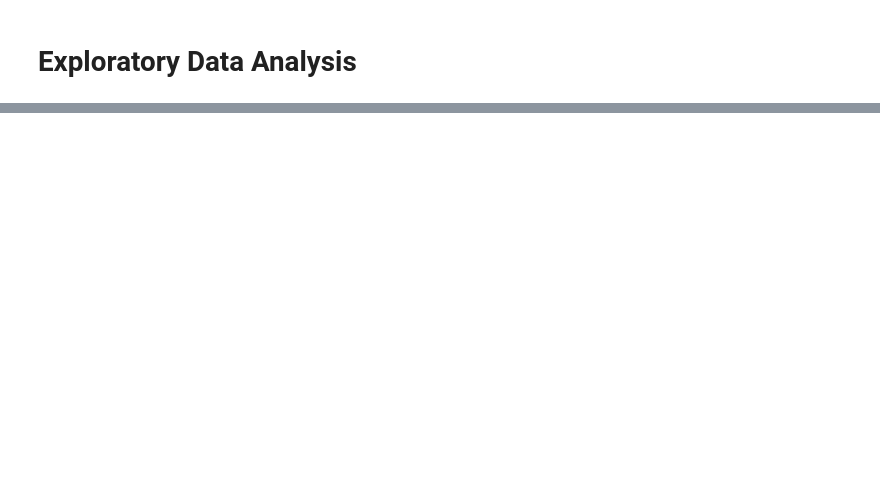
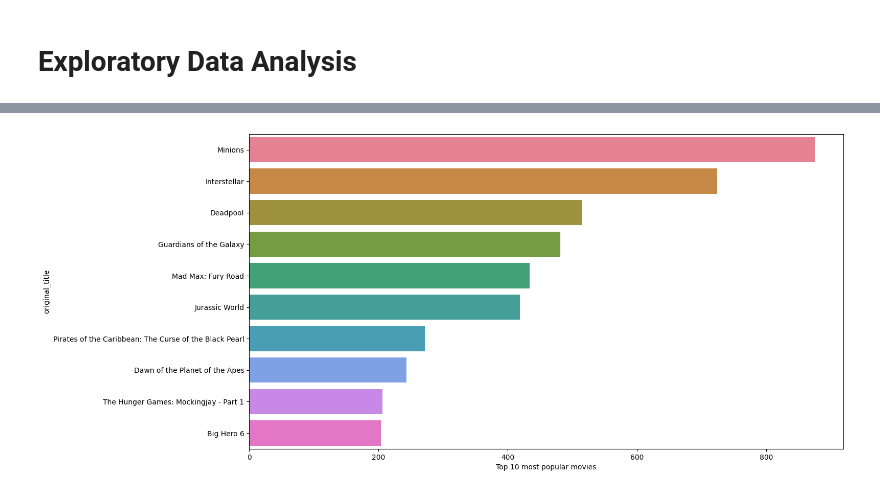
Before and after one commit to ZeynabRostami/tmdb-eda-modelling-recommender-system, a Jupyter notebook: Movies_Analysis.ipynb, the cells around one changed output, grey strips where cells are left out. Cells and saved outputs as stored; diff of their text form; code cells hidden in the pictures; blank space fills up the shorter version.

```diff
--- a/Movies_Analysis.ipynb
+++ b/Movies_Analysis.ipynb
@@ -106,0 +155,9 @@ plt.show()
+# %%
+# top 10 most popular movies
+plt.figure(figsize=(15,8))
+data = df.sort_values('popularity', ascending=False)[:10]
+sns.barplot(x = 'popularity', y = 'original_title', data=data, palette=colors, orient="h", hue='original_title')
+plt.xlabel("Top 10 most popular movies")
+plt.show()
+# %% [output]
+[figure, added]
```
Also changed, not shown: parts of 11 cells of this notebook.
